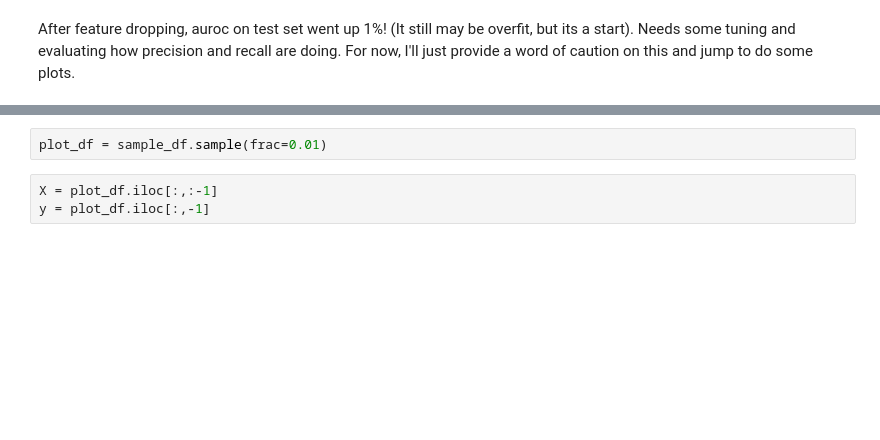
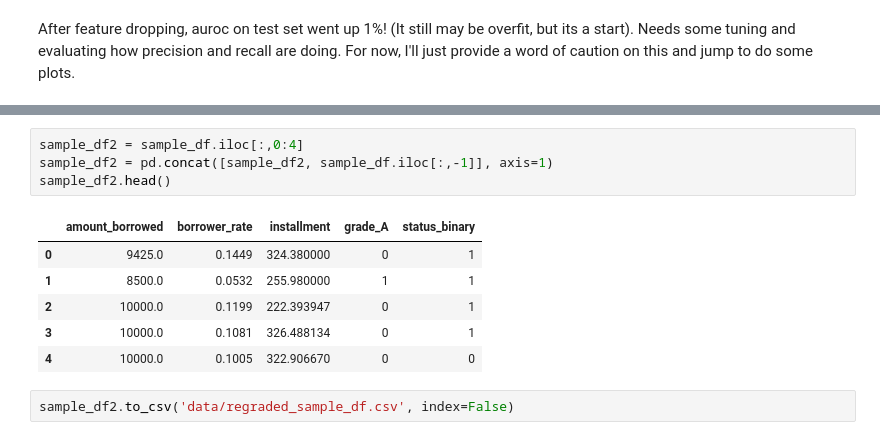
Before and after one commit to AlexMart1/OnlineP2PLending_ML, a Jupyter notebook: LendSet_Pt3.ipynb, the cells around one changed output, grey strips where cells are left out. Drawn from its saved outputs; the diff is of its cells as text; blank space fills up the shorter version.

```diff
--- a/LendSet_Pt3.ipynb
+++ b/LendSet_Pt3.ipynb
@@ -113,5 +232,13 @@ https://www.investopedia.com/articles/personal-finance/072316/how-installment-lo
-# %%
-plot_df = sample_df.sample(frac=0.01)
-# %%
-X = plot_df.iloc[:,:-1]
-y = plot_df.iloc[:,-1]
+# %%
+sample_df2 = sample_df.iloc[:,0:4]
+sample_df2 = pd.concat([sample_df2, sample_df.iloc[:,-1]], axis=1)
+sample_df2.head()
+# %% [output]
+|  | amount_borrowed | borrower_rate | installment | grade_A | status_binary |
+| 0 | 9425.0 | 0.1449 | 324.380000 | 0 | 1 |
+| 1 | 8500.0 | 0.0532 | 255.980000 | 1 | 1 |
+| 2 | 10000.0 | 0.1199 | 222.393947 | 0 | 1 |
+| 3 | 10000.0 | 0.1081 | 326.488134 | 0 | 1 |
+| 4 | 10000.0 | 0.1005 | 322.906670 | 0 | 0 |
+# %%
+sample_df2.to_csv('data/regraded_sample_df.csv', index=False)
```
Also changed, not shown: parts of 25 cells of this notebook, 19 other files.
